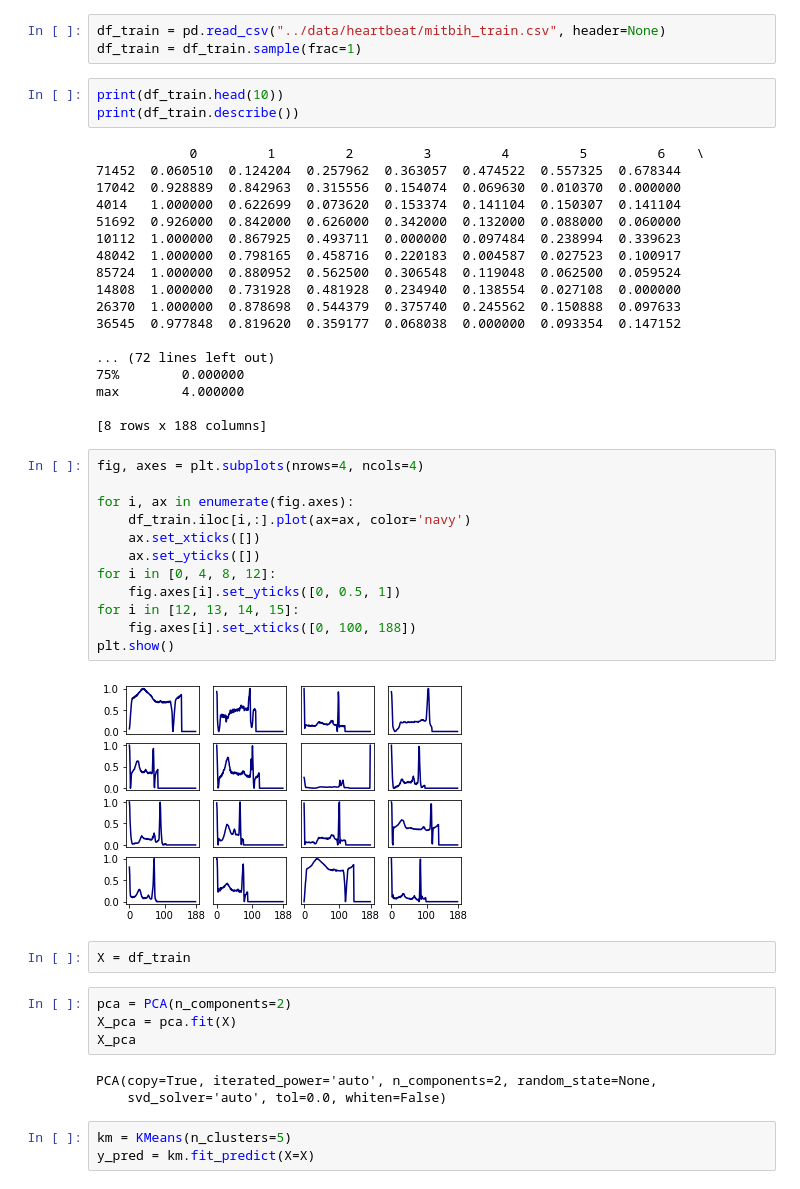
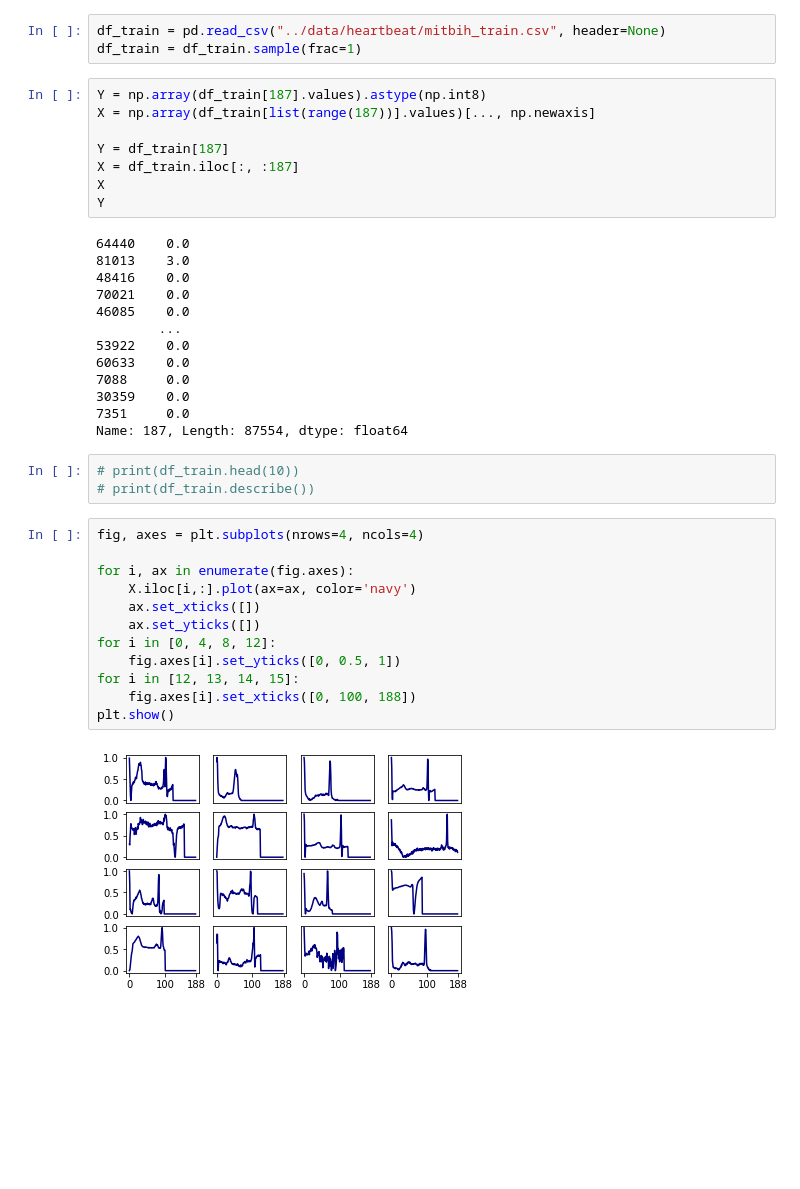
Before and after one commit to nkdnnlr/ECG-Heartbeat-Classification, a Jupyter notebook: ECG_Heartbeat_Classification/data_exploration_mibih.ipynb, the cells around one changed output. Cells and saved outputs as stored; diff of their text form; blank space fills up the shorter version.

```diff
--- a/ECG_Heartbeat_Classification/data_exploration_mibih.ipynb
+++ b/ECG_Heartbeat_Classification/data_exploration_mibih.ipynb
@@ -15,50 +15,41 @@ color_iter = itertools.cycle(['navy', 'c', 'cornflowerblue', 'gold',
 # %%
 df_train = pd.read_csv("../data/heartbeat/mitbih_train.csv", header=None)
 df_train = df_train.sample(frac=1)
+# %%
+Y = np.array(df_train[187].values).astype(np.int8)
+X = np.array(df_train[list(range(187))].values)[..., np.newaxis]
+
+Y = df_train[187]
+X = df_train.iloc[:, :187]
+X
+Y
+# %% [output]
+64440    0.0
+81013    3.0
+48416    0.0
+70021    0.0
+46085    0.0
+        ...
+53922    0.0
+60633    0.0
+7088     0.0
+30359    0.0
+7351     0.0
+Name: 187, Length: 87554, dtype: float64
 # %%
-print(df_train.head(10))
-print(df_train.describe())
+# print(df_train.head(10))
+# print(df_train.describe())
-# %% [output]
-            0         1         2         3         4         5         6    \
-71452  0.060510  0.124204  0.257962  0.363057  0.474522  0.557325  0.678344
-17042  0.928889  0.842963  0.315556  0.154074  0.069630  0.010370  0.000000
-4014   1.000000  0.622699  0.073620  0.153374  0.141104  0.150307  0.141104
-51692  0.926000  0.842000  0.626000  0.342000  0.132000  0.088000  0.060000
-10112  1.000000  0.867925  0.493711  0.000000  0.097484  0.238994  0.339623
-48042  1.000000  0.798165  0.458716  0.220183  0.004587  0.027523  0.100917
-85724  1.000000  0.880952  0.562500  0.306548  0.119048  0.062500  0.059524
-14808  1.000000  0.731928  0.481928  0.234940  0.138554  0.027108  0.000000
-26370  1.000000  0.878698  0.544379  0.375740  0.245562  0.150888  0.097633
-36545  0.977848  0.819620  0.359177  0.068038  0.000000  0.093354  0.147152
-
-... (72 lines left out)
-75%        0.000000
-max        4.000000
-
-[8 rows x 188 columns]
 # %%
 fig, axes = plt.subplots(nrows=4, ncols=4)
 
 for i, ax in enumerate(fig.axes):
-    df_train.iloc[i,:].plot(ax=ax, color='navy')
+    X.iloc[i,:].plot(ax=ax, color='navy')
     ax.set_xticks([])
     ax.set_yticks([])
 for i in [0, 4, 8, 12]:
     fig.axes[i].set_yticks([0, 0.5, 1])
 for i in [12, 13, 14, 15]:
     fig.axes[i].set_xticks([0, 100, 188])
 plt.show()
 # %% [output]
-[figure, old version]
+[figure, new version]
-# %%
-X = df_train
-# %%
-pca = PCA(n_components=2)
-X_pca = pca.fit(X)
-X_pca
-# %% [output]
-PCA(copy=True, iterated_power='auto', n_components=2, random_state=None,
-    svd_solver='auto', tol=0.0, whiten=False)
-# %%
-km = KMeans(n_clusters=5)
-y_pred = km.fit_predict(X=X)
```
Also changed, not shown: parts of 9 cells of this notebook.
